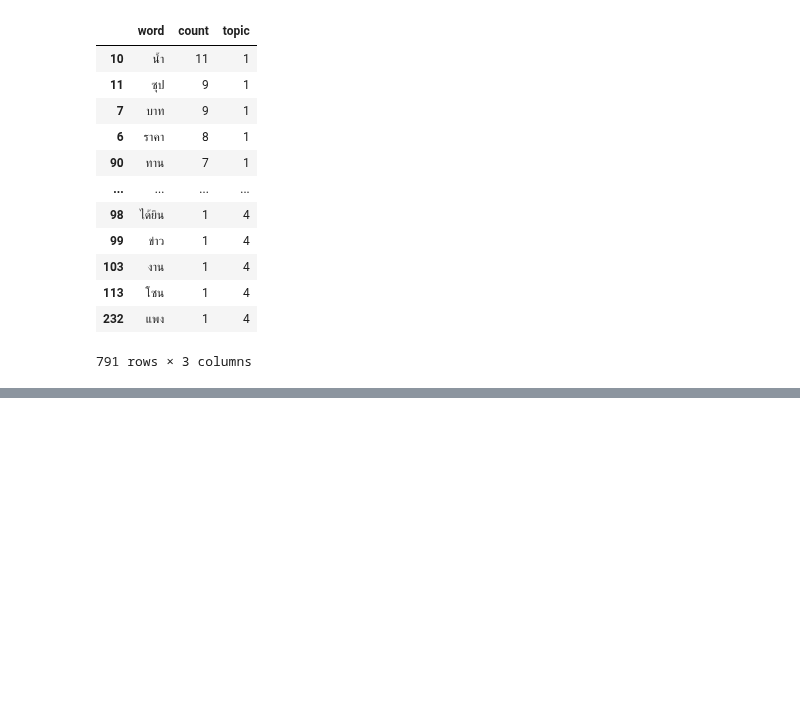
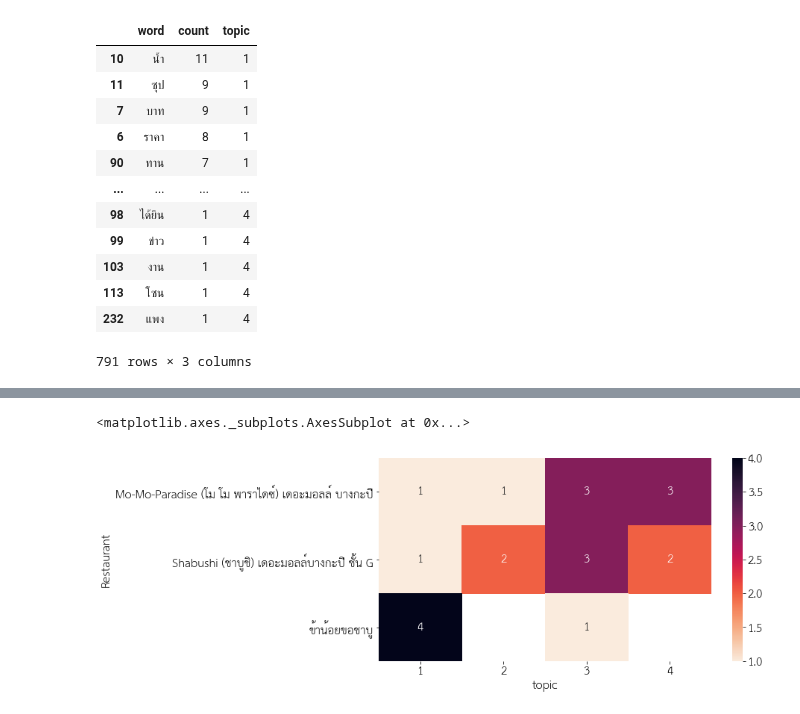
Before and after one commit to PisutSukpool/CRM-Analytics, a Jupyter notebook: Homework 11/Wongnai Review Analysis.ipynb, the cells around one changed output, grey strips where cells are left out. Saved outputs shown, nothing was run; the diff lists cells and outputs as text; code cells hidden in the pictures; blank space fills up the shorter version.

```diff
--- a/Homework 11/Wongnai Review Analysis.ipynb
+++ b/Homework 11/Wongnai Review Analysis.ipynb
@@ -300,0 +362,3 @@ count_words_all
+# %%
+df_relation_topic_rest = df[['topic','Restaurant']].copy()
+df_relation_topic_rest.head()
@@ -300,0 +372,4 @@ count_words_all
+# %%
+df_relation_topic_rest = df_relation_topic_rest.groupby(['topic','Restaurant']).size().reset_index(name='counts')
+df_relation_topic_rest['topic'] = df_relation_topic_rest['topic'] + 1
+df_relation_topic_rest
@@ -300,0 +388,8 @@ count_words_all
+# %%
+topic_rest_prop = df_relation_topic_rest.pivot(index='Restaurant', columns='topic', values='counts')
+
+fig, ax = plt.subplots(figsize=(10,5))
+sns.heatmap(topic_rest_prop, annot=True, ax=ax,cmap="rocket_r")
+# %% [output]
+<matplotlib.axes._subplots.AxesSubplot at 0x...>
+[figure, added]
```
Also changed, not shown: parts of 9 cells of this notebook.
